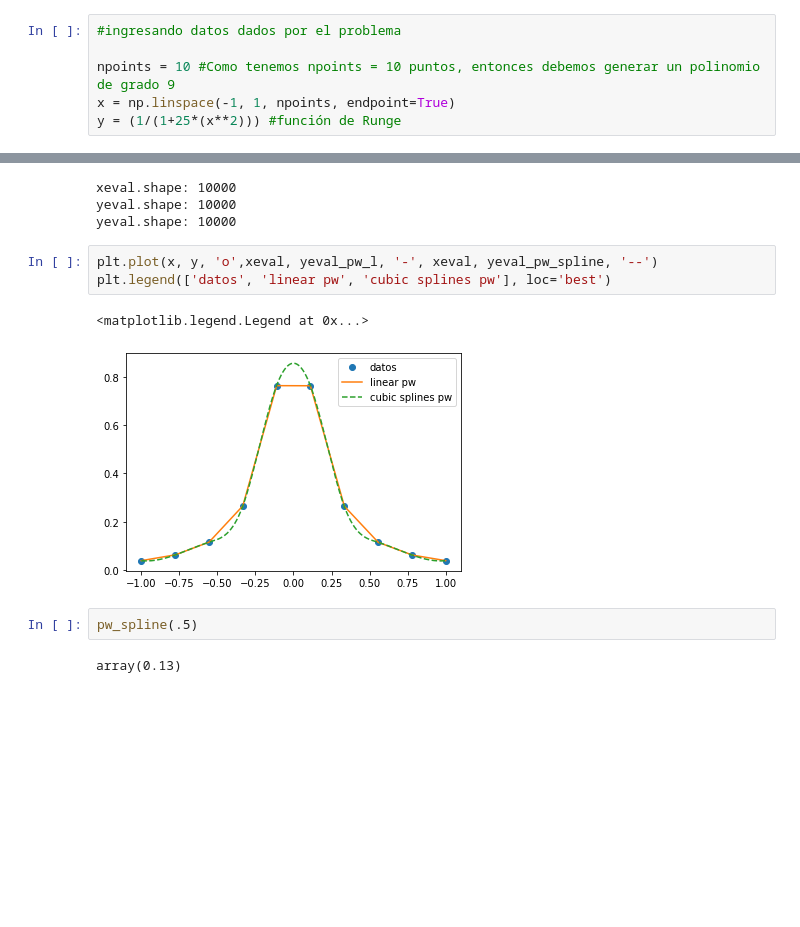
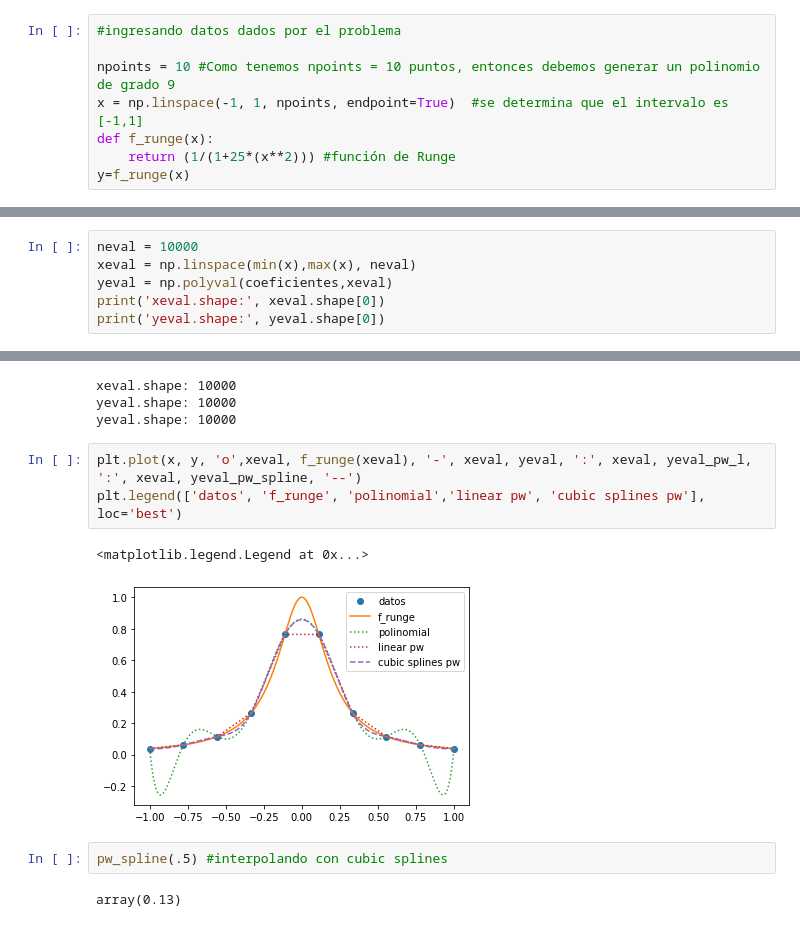
Before and after one commit to dapivei/practice-mcd, a Jupyter notebook: Practicas-Semanales/Semana 3/splines_cubicos.ipynb, the cells around one changed output, grey strips where cells are left out. Cells and saved outputs as stored; diff of their text form; blank space fills up the shorter version.

```diff
--- a/Practicas-Semanales/Semana 3/splines_cubicos.ipynb
+++ b/Practicas-Semanales/Semana 3/splines_cubicos.ipynb
@@ -11,8 +11,10 @@ from scipy.interpolate import interp1d
 #ingresando datos dados por el problema
 
 npoints = 10 #Como tenemos npoints = 10 puntos, entonces debemos generar un polinomio de grado 9
-x = np.linspace(-1, 1, npoints, endpoint=True)
-y = (1/(1+25*(x**2))) #función de Runge
+x = np.linspace(-1, 1, npoints, endpoint=True)  #se determina que el intervalo es [-1,1]
+def f_runge(x):
+    return (1/(1+25*(x**2))) #función de Runge
+y=f_runge(x)
 # %%
 #graficando los 10 puntos generados por la función Runge
 
@@ -41,0 +46,6 @@ Entonces nuestro polinomio es: $$p_{10 points}(x) = (1.51e^{-13})x^9 + 21.6x^8 -
+# %%
+neval = 10000
+xeval = np.linspace(min(x),max(x), neval)
+yeval = np.polyval(coeficientes,xeval)
+print('xeval.shape:', xeval.shape[0])
+print('yeval.shape:', yeval.shape[0])
@@ -55,12 +77,12 @@ xeval.shape: 10000
 yeval.shape: 10000
 yeval.shape: 10000
 # %%
-plt.plot(x, y, 'o',xeval, yeval_pw_l, '-', xeval, yeval_pw_spline, '--')
-plt.legend(['datos', 'linear pw', 'cubic splines pw'], loc='best')
+plt.plot(x, y, 'o',xeval, f_runge(xeval), '-', xeval, yeval, ':', xeval, yeval_pw_l, ':', xeval, yeval_pw_spline, '--')
+plt.legend(['datos', 'f_runge', 'polinomial','linear pw', 'cubic splines pw'], loc='best')
 # %% [output]
 <matplotlib.legend.Legend at 0x...>
-[figure, old version]
+[figure, new version]
 # %%
-pw_spline(.5)
+pw_spline(.5) #interpolando con cubic splines
 # %% [output]
 array(0.13)
```
Also changed, not shown: parts of 6 cells of this notebook.
